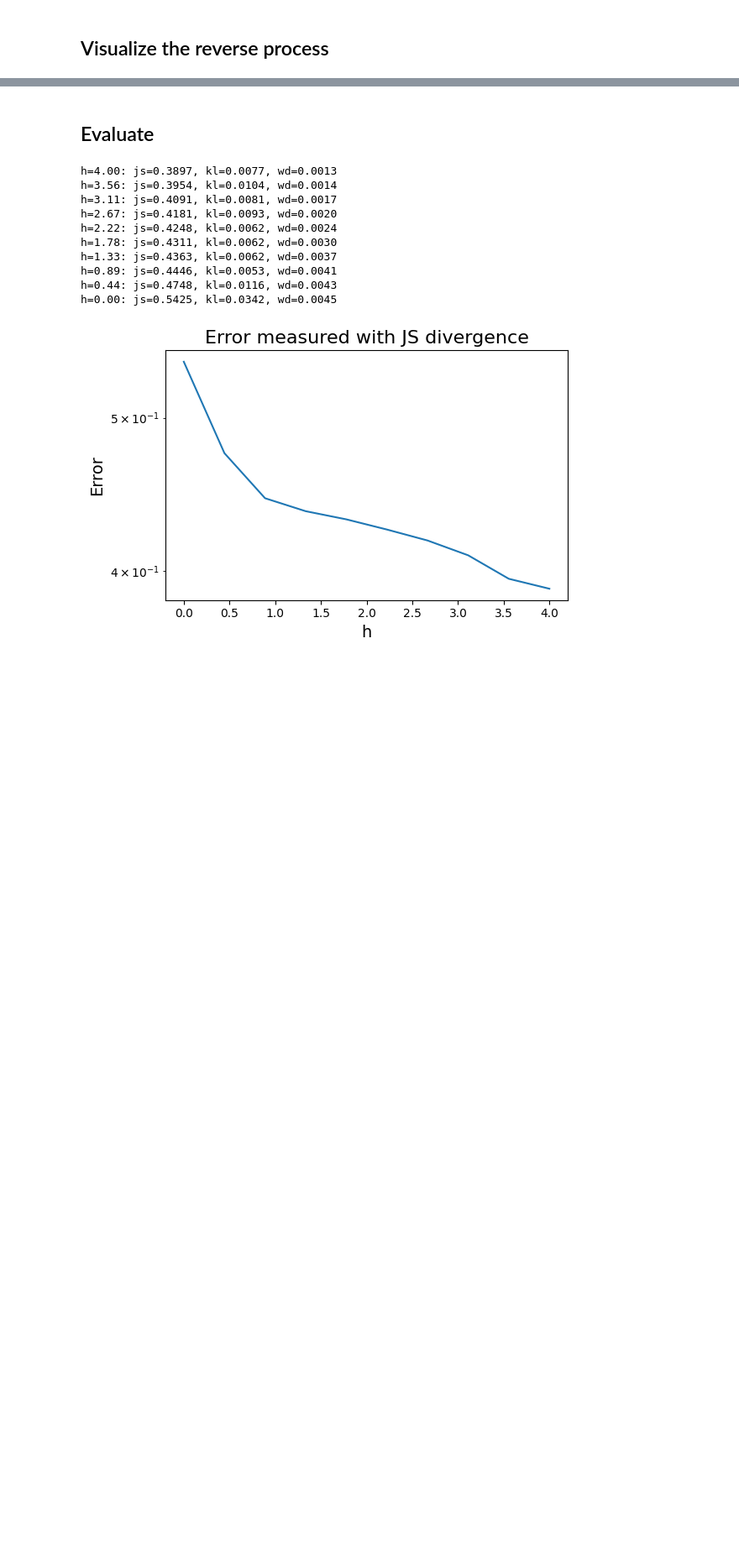
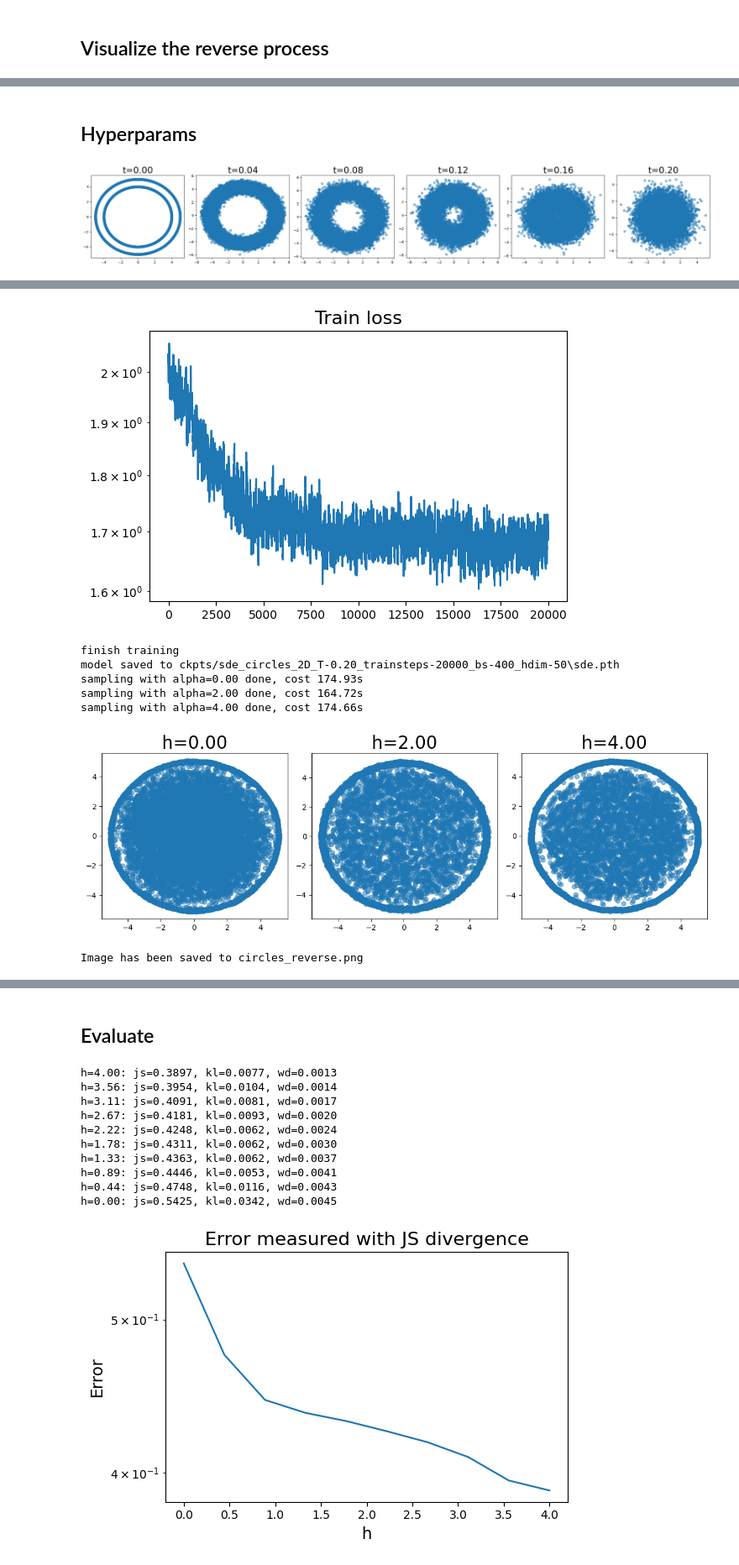
Before and after one commit to tnmtvv/OptimalDiffusion, a Jupyter notebook: Toy_examples/manifolds_diffusion.ipynb, the cells around one changed output, grey strips where cells are left out. Shown at 84% size. Saved outputs shown, nothing was run; the diff lists cells and outputs as text; code cells hidden in the pictures; blank space fills up the shorter version.

```diff
--- a/Toy_examples/manifolds_diffusion.ipynb
+++ b/Toy_examples/manifolds_diffusion.ipynb
@@ -148,0 +94,47 @@ sampling with alpha=4.00 done, cost 136.00s
+# %% [markdown]
+## Hyperparams
+# %%
+## hyper-parameters
+T = 0.2                     # the terminal time
+sample_size = 10000         # the number of random samples
+hdim = 50                   # the width of neural network
+steps = 20000               # training steps
+batch_size = 400            # size of mini-batch for training
+N = 5                       # control the number of visualizations
+
+## define data
+a = 5.0                     # control the scale of swissroll
+
+x0, x1 = -1.2 * a, 1.2 * a      # the range of x coordinate to visualize and compute divergences
+y0, y1 = -1.2 * a, 1.2 * a      # the range of y coordinate to visualize and compute divergences
+
+## define sde model
+beta0 = 0.1                     # beta at t = 0
+beta1 = 20.0                    # beta at t = T
+
+data = []
+
+# data_dict = {"SwissRoll": SwissRoll(noise=0.0, a=a), "scurve": SCurve(noise=0.0, a=a), "moons": Moons(noise=0.0, a=a), "circles": Circles(Moons(noise=0.0, a=a))}
+data_dict = {"circles": Circles(noise=0.0, a=a)}
+for item in data_dict.items():
+    data_name, true_data = item
+    data_dim = true_data.data_dim
+
+    model = SDE(T=T, beta0=beta0, beta1=beta1, sde_type="vp", beta_type="linear", data_dim=data_dim, hidden_dim=hdim)
+    model.apply(weight_init)
+
+    ## create directories for saving results
+    model_dir = f"sde_{data_name}_2D_T-{T:.2f}_trainsteps-{steps:d}_bs-{batch_size:d}_hdim-{hdim:d}"
+    output_dir = f"outputs/{model_dir}"
+    ckpt_dir = f"ckpts/{model_dir}"
+
+    if not os.path.exists(output_dir):
+        os.makedirs(output_dir, exist_ok=True)
+
+    if not os.path.exists(ckpt_dir):
+        os.makedirs(ckpt_dir, exist_ok=True)
+    visualize_forward_process(true_data, model, sample_size, T, N, data_dim, savename=f"{data_name}_forward.png")
+    train(model, ckpt_dir, true_data, batch_size, steps)
+    visualize_reverse_process(model, sample_size, data_dim, savename=f"{data_name}_reverse.png")
+# %% [output]
+[figure, added]
@@ -148,0 +158,8 @@ sampling with alpha=4.00 done, cost 136.00s
+[figure, added]
+finish training
+model saved to ckpts/sde_circles_2D_T-0.20_trainsteps-20000_bs-400_hdim-50\sde.pth
+sampling with alpha=0.00 done, cost 174.93s
+sampling with alpha=2.00 done, cost 164.72s
+sampling with alpha=4.00 done, cost 174.66s
+[figure, added]
+Image has been saved to circles_reverse.png
```
Also changed, not shown: parts of 7 cells of this notebook, 12 other files.
